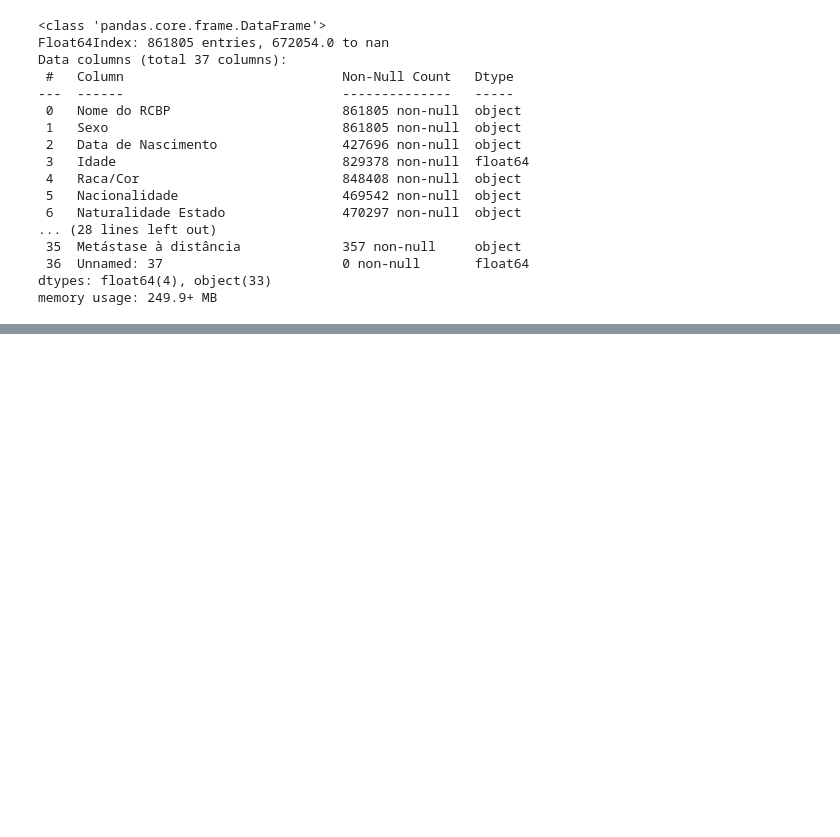
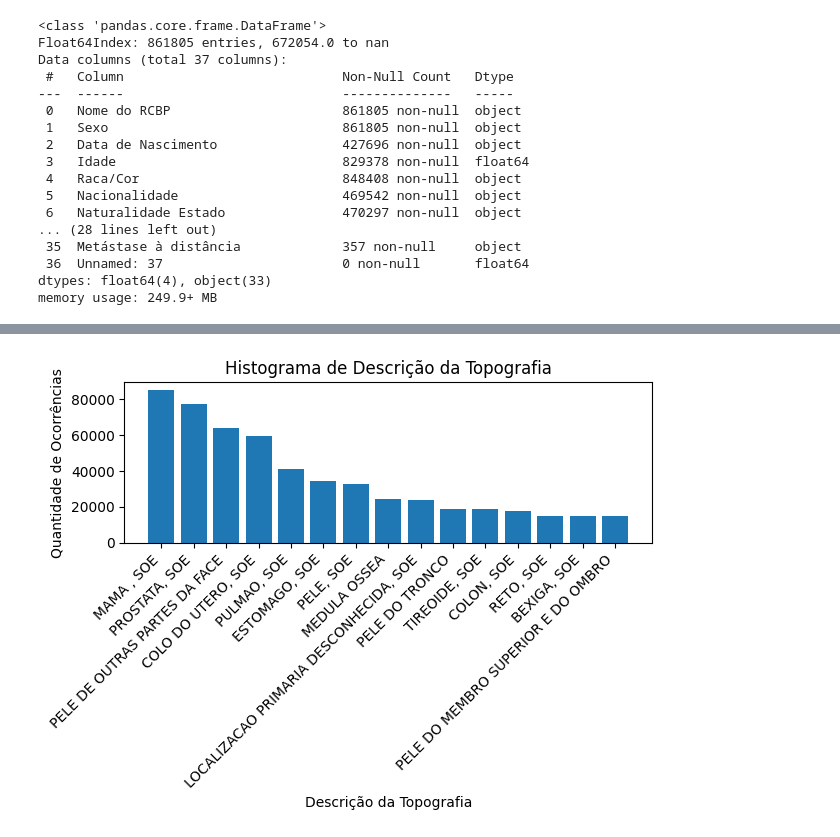
Before and after one commit to MateusVasc/IC-Cancer-Time-Series, a Jupyter notebook: analise_1.ipynb, the cells around one changed output, grey strips where cells are left out. Drawn from its saved outputs; the diff is of its cells as text; code cells hidden in the pictures; blank space fills up the shorter version.

```diff
--- a/analise_1.ipynb
+++ b/analise_1.ipynb
@@ -122,0 +176,16 @@ memory usage: 199.7+ MB
+# %%
+contagem_descricao_topografia = df['Descrição da Topografia'].value_counts()
+
+fig, ax = plt.subplots()
+
+ax.bar(contagem_descricao_topografia.head(15).index, contagem_descricao_topografia.head(15).values)
+ax.set_title("Histograma de Descrição da Topografia")
+ax.set_ylabel("Quantidade de Ocorrências")
+ax.set_xlabel("Descrição da Topografia")
+
+ax.set_xticks(range(len(contagem_descricao_topografia.head(15).index)))
+ax.set_xticklabels(contagem_descricao_topografia.head(15).index, rotation=45, ha='right')
+
+plt.tight_layout()
+# %% [output]
+[figure, added]
```
Also changed, not shown: parts of 15 cells of this notebook.
